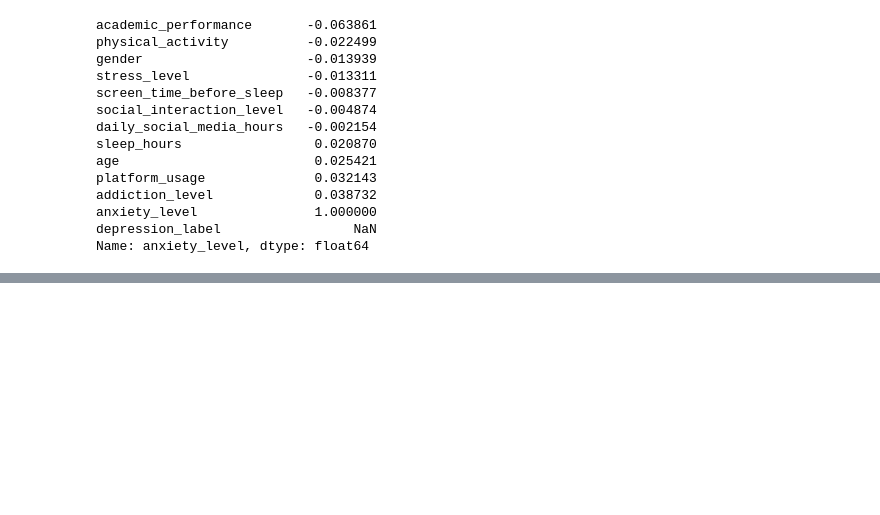
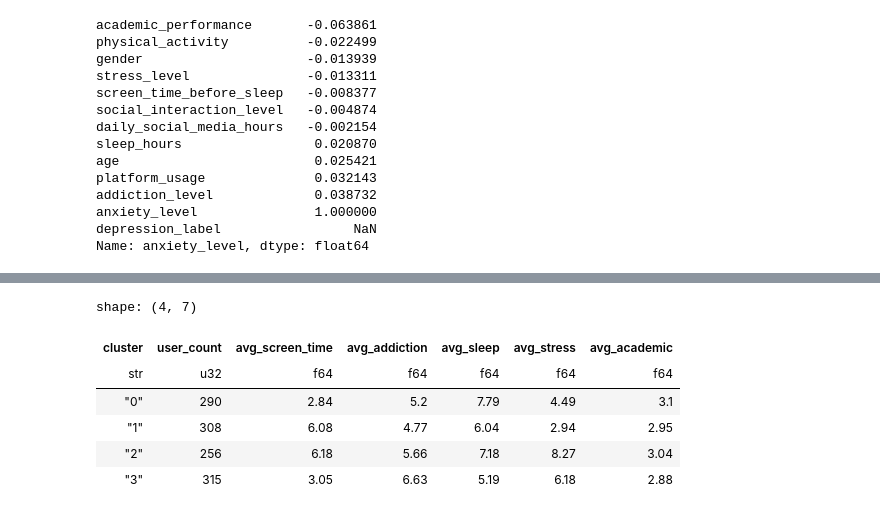
Before and after one commit to MarcelNazare/Social-Media-Impact-on-Teen-Mental-Health, a Jupyter notebook: notebooks/predictive_models.ipynb, the cells around one changed output, grey strips where cells are left out. Drawn from its saved outputs; the diff is of its cells as text; code cells hidden in the pictures; blank space fills up the shorter version.

```diff
--- a/notebooks/predictive_models.ipynb
+++ b/notebooks/predictive_models.ipynb
@@ -407,0 +442,14 @@ Name: anxiety_level, dtype: float64
+# %%
+# Select features and scale
+features = [
+    'daily_social_media_hours',
+    'addiction_level',
+    'sleep_hours',
+    'stress_level',
+    'academic_performance'
+]
+
+X = df.select(features).to_numpy()
+
+scaler = StandardScaler()
+X_scaled = scaler.fit_transform(X)
@@ -407,0 +499,12 @@ Name: anxiety_level, dtype: float64
+# %%
+# Train Final Model
+# Set K based on elbow/silhouette results (adjust as needed)
+OPTIMAL_K = 4
+
+km_final = KMeans(n_clusters=OPTIMAL_K, random_state=42, n_init=10)
+km_final.fit(X_scaled)
+
+# Add cluster labels back to dataframe
+df = df.with_columns(
+    pl.Series('cluster', km_final.labels_.astype(str))
+)
@@ -407,0 +555,20 @@ Name: anxiety_level, dtype: float64
+# %%
+# Cluster summary table
+cluster_summary = df.group_by('cluster').agg([
+    pl.len().alias('user_count'),
+    pl.col('daily_social_media_hours').mean().round(2).alias('avg_screen_time'),
+    pl.col('addiction_level').mean().round(2).alias('avg_addiction'),
+    pl.col('sleep_hours').mean().round(2).alias('avg_sleep'),
+    pl.col('stress_level').mean().round(2).alias('avg_stress'),
+    pl.col('academic_performance').mean().round(2).alias('avg_academic')
+]).sort('cluster')
+
+cluster_summary
+# %% [output]
+shape: (4, 7)
+| cluster | user_count | avg_screen_time | avg_addiction | avg_sleep | avg_stress | avg_academic |
+| str | u32 | f64 | f64 | f64 | f64 | f64 |
+| "0" | 290 | 2.84 | 5.2 | 7.79 | 4.49 | 3.1 |
+| "1" | 308 | 6.08 | 4.77 | 6.04 | 2.94 | 2.95 |
+| "2" | 256 | 6.18 | 5.66 | 7.18 | 8.27 | 3.04 |
+| "3" | 315 | 3.05 | 6.63 | 5.19 | 6.18 | 2.88 |
```
Also changed, not shown: parts of 10 cells of this notebook, 11 other files.
